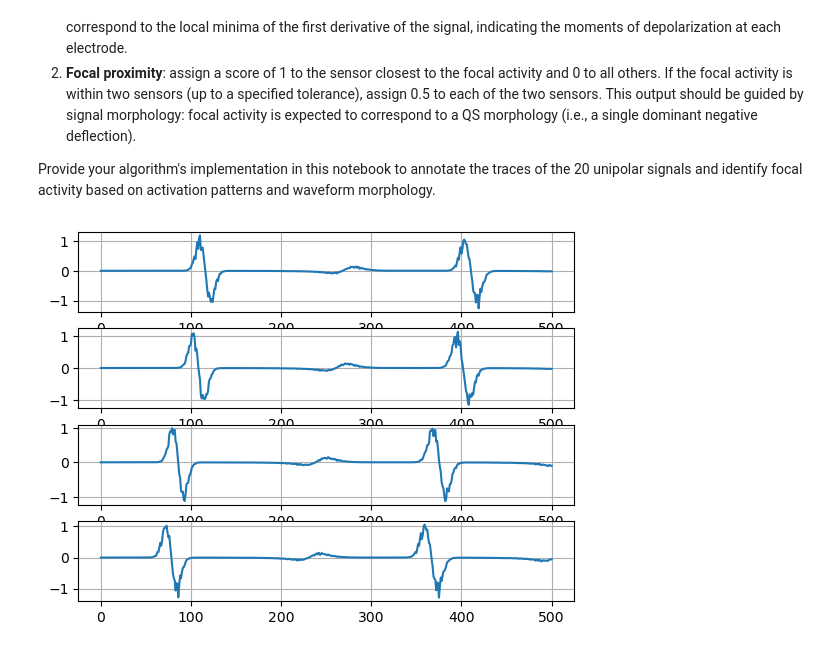
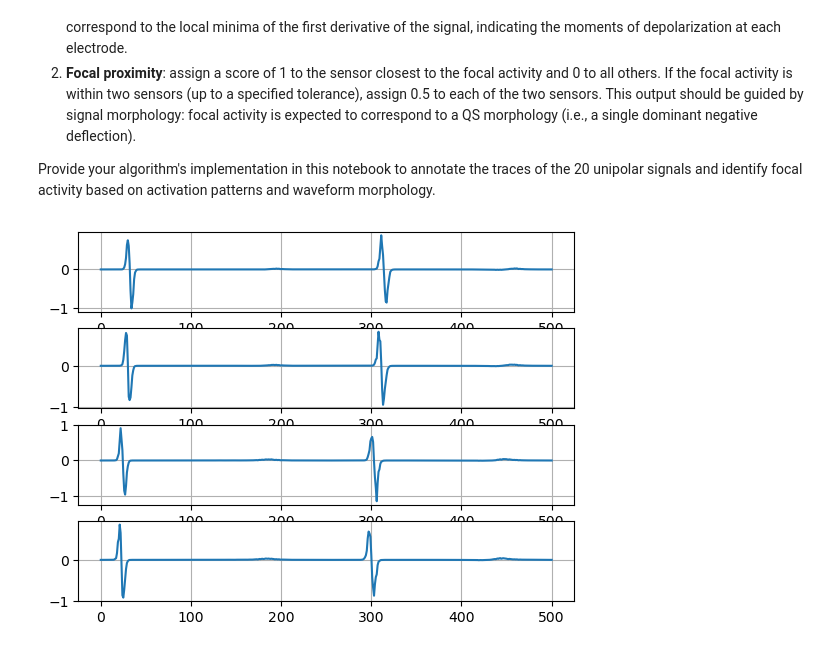
Before and after one commit to Stefano-Chiari/SubstrateFinder, a Jupyter notebook: checkpoint1.ipynb, the cells around one changed output. Drawn from its saved outputs; the diff is of its cells as text; code cells hidden in the pictures.

```diff
--- a/checkpoint1.ipynb
+++ b/checkpoint1.ipynb
@@ -20,26 +20,26 @@ from scipy.signal import argrelextrema
 signals = np.load('checkpoint1dataset.npy')
 # %%
 # select event to be display
-ind_event = 3
+ind_event = 0
 
 # select a spline (options: 0,1,2,3,4)
 ind_spline = 3
 
 # plot signals
 
 plt.figure(1+ind_spline)
 countEL = 1
 for indS in np.arange(ind_spline*4,(ind_spline+1)*4,1):
     plt.subplot(4,1,countEL)
 
     plt.plot(signals[ind_event,indS,:])
     plt.grid(True)
 
     countEL = countEL + 1
 
 plt.show()
 
 signals_event = signals[ind_event,:,:]
 # %% [output]
-[figure, old version]
+[figure, new version]
 # %%
```
Also changed, not shown: parts of 4 cells of this notebook.
